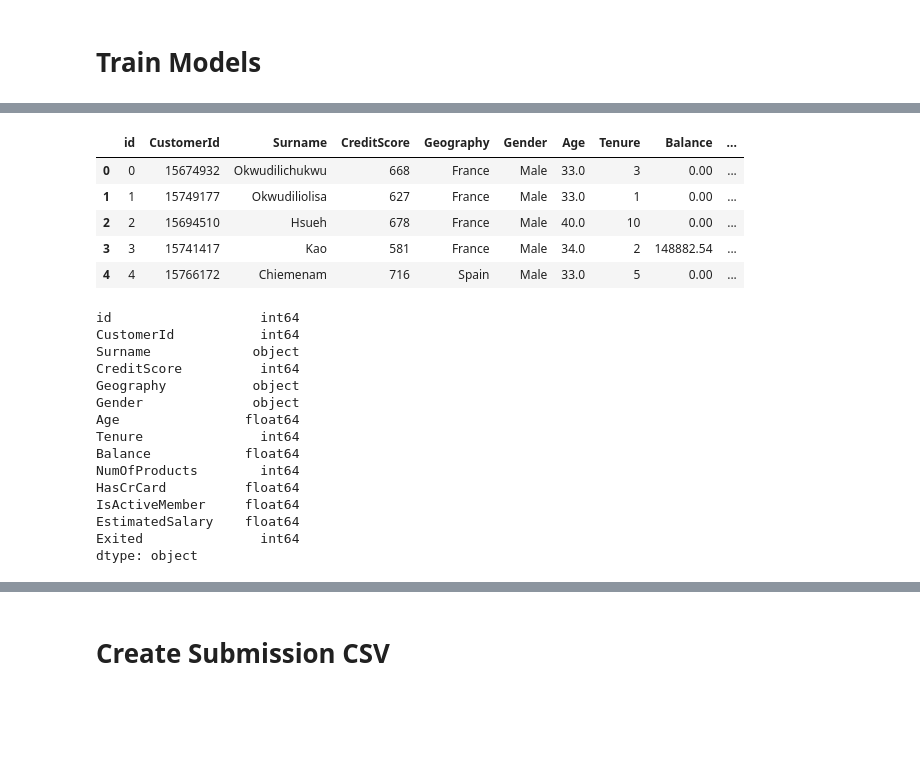
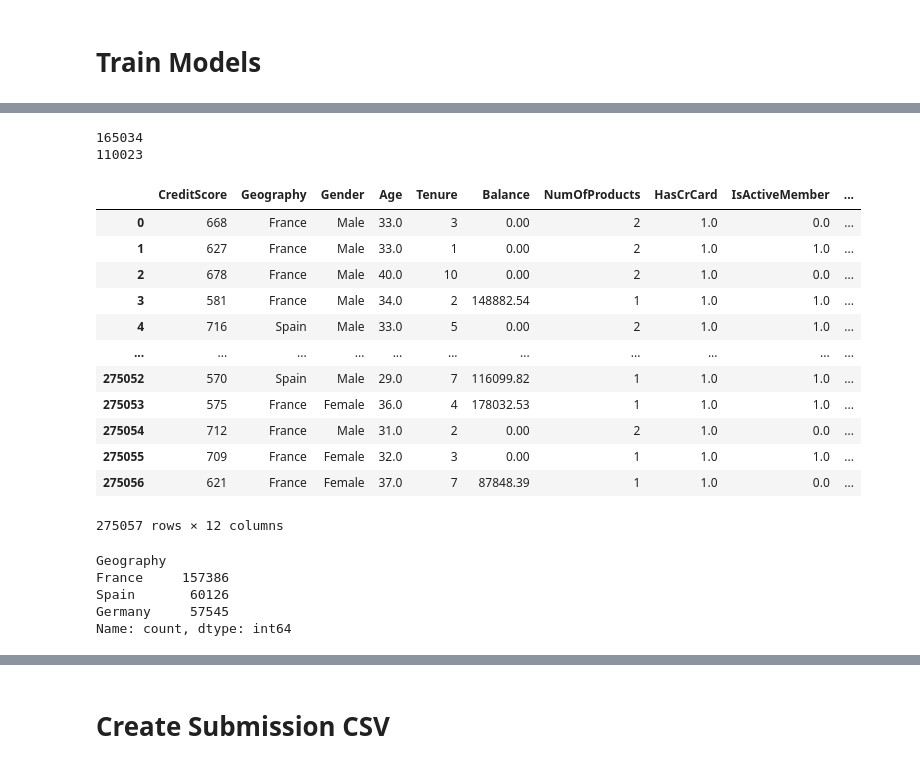
Before and after one commit to mglissmann/4_01_binary_classification_w_a_bank_churn_dataset, a Jupyter notebook: analysis.ipynb, the cells around one changed output, grey strips where cells are left out. Saved outputs shown, nothing was run; the diff lists cells and outputs as text; code cells hidden in the pictures; blank space fills up the shorter version.

```diff
--- a/analysis.ipynb
+++ b/analysis.ipynb
@@ -143,27 +138,34 @@ from sklearn.metrics import classification_report
-# %%
-train.head()
-# %% [output]
-|  | id | CustomerId | Surname | CreditScore | Geography | Gender | Age | Tenure | Balance | ... |
-| 0 | 0 | 15674932 | Okwudilichukwu | 668 | France | Male | 33.0 | 3 | 0.00 | ... |
-| 1 | 1 | 15749177 | Okwudiliolisa | 627 | France | Male | 33.0 | 1 | 0.00 | ... |
-| 2 | 2 | 15694510 | Hsueh | 678 | France | Male | 40.0 | 10 | 0.00 | ... |
-| 3 | 3 | 15741417 | Kao | 581 | France | Male | 34.0 | 2 | 148882.54 | ... |
-| 4 | 4 | 15766172 | Chiemenam | 716 | Spain | Male | 33.0 | 5 | 0.00 | ... |
-# %%
-train.dtypes
-# %% [output]
-id                   int64
-CustomerId           int64
-Surname             object
-CreditScore          int64
-Geography           object
-Gender              object
-Age                float64
-Tenure               int64
-Balance            float64
-NumOfProducts        int64
-HasCrCard          float64
-IsActiveMember     float64
-EstimatedSalary    float64
-Exited               int64
-dtype: object
+# %%
+print(len(train))
+print(len(test))
+# %% [output]
+165034
+110023
+# %%
+combined = pd.concat([train, test], axis=0, ignore_index=True).copy()
+combined.drop(['id','CustomerId','Surname'], axis=1, inplace=True)
+# %%
+combined['isMale'] = combined['Gender'].map({'Male':1,'Female':0})
+combined
+# %% [output]
+|  | CreditScore | Geography | Gender | Age | Tenure | Balance | NumOfProducts | HasCrCard | IsActiveMember | ... |
+| 0 | 668 | France | Male | 33.0 | 3 | 0.00 | 2 | 1.0 | 0.0 | ... |
+| 1 | 627 | France | Male | 33.0 | 1 | 0.00 | 2 | 1.0 | 1.0 | ... |
+| 2 | 678 | France | Male | 40.0 | 10 | 0.00 | 2 | 1.0 | 0.0 | ... |
+| 3 | 581 | France | Male | 34.0 | 2 | 148882.54 | 1 | 1.0 | 1.0 | ... |
+| 4 | 716 | Spain | Male | 33.0 | 5 | 0.00 | 2 | 1.0 | 1.0 | ... |
+| ... | ... | ... | ... | ... | ... | ... | ... | ... | ... | ... |
+| 275052 | 570 | Spain | Male | 29.0 | 7 | 116099.82 | 1 | 1.0 | 1.0 | ... |
+| 275053 | 575 | France | Female | 36.0 | 4 | 178032.53 | 1 | 1.0 | 1.0 | ... |
+| 275054 | 712 | France | Male | 31.0 | 2 | 0.00 | 2 | 1.0 | 0.0 | ... |
+| 275055 | 709 | France | Female | 32.0 | 3 | 0.00 | 1 | 1.0 | 1.0 | ... |
+| 275056 | 621 | France | Female | 37.0 | 7 | 87848.39 | 1 | 1.0 | 0.0 | ... |
+275057 rows × 12 columns
+# %%
+combined['Geography'].value_counts()
+# %% [output]
+Geography
+France     157386
+Spain       60126
+Germany     57545
+Name: count, dtype: int64
```
Also changed, not shown: parts of 32 cells of this notebook.
